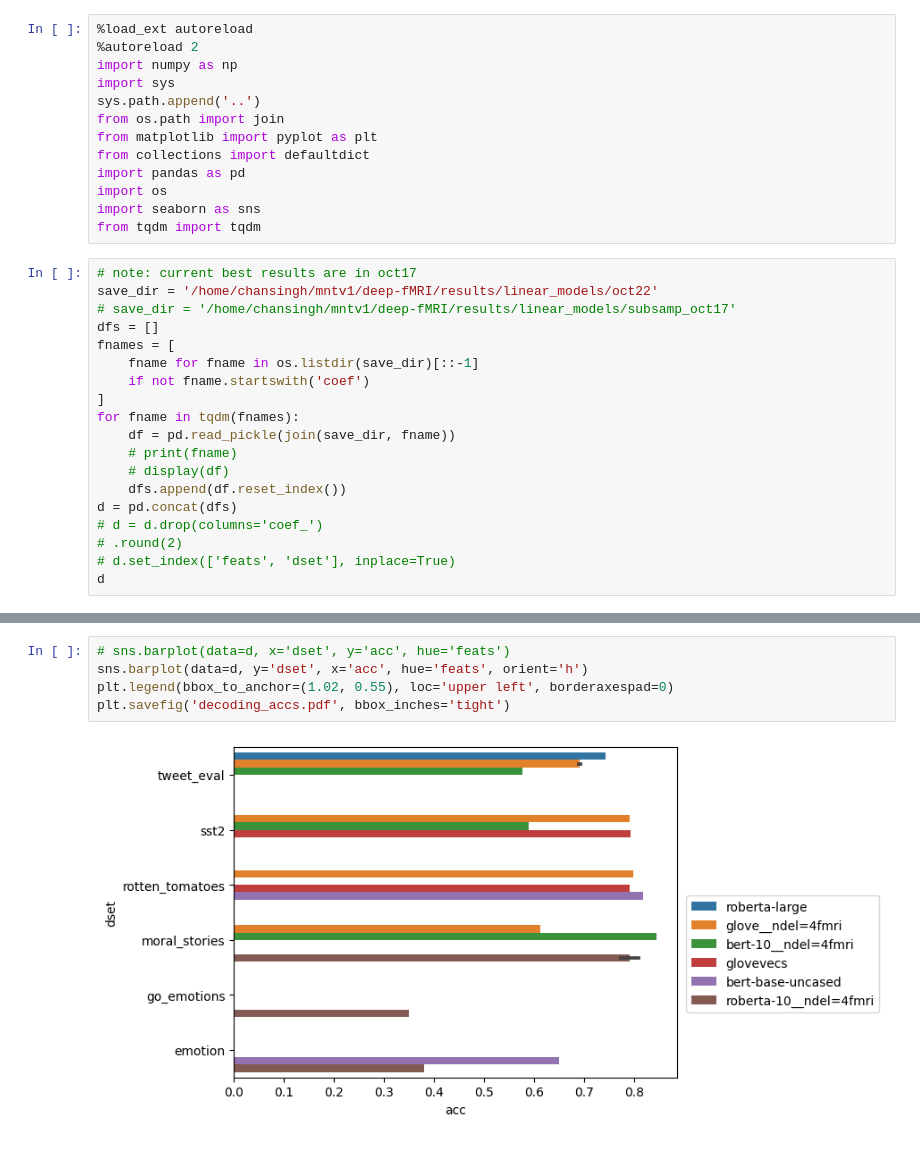
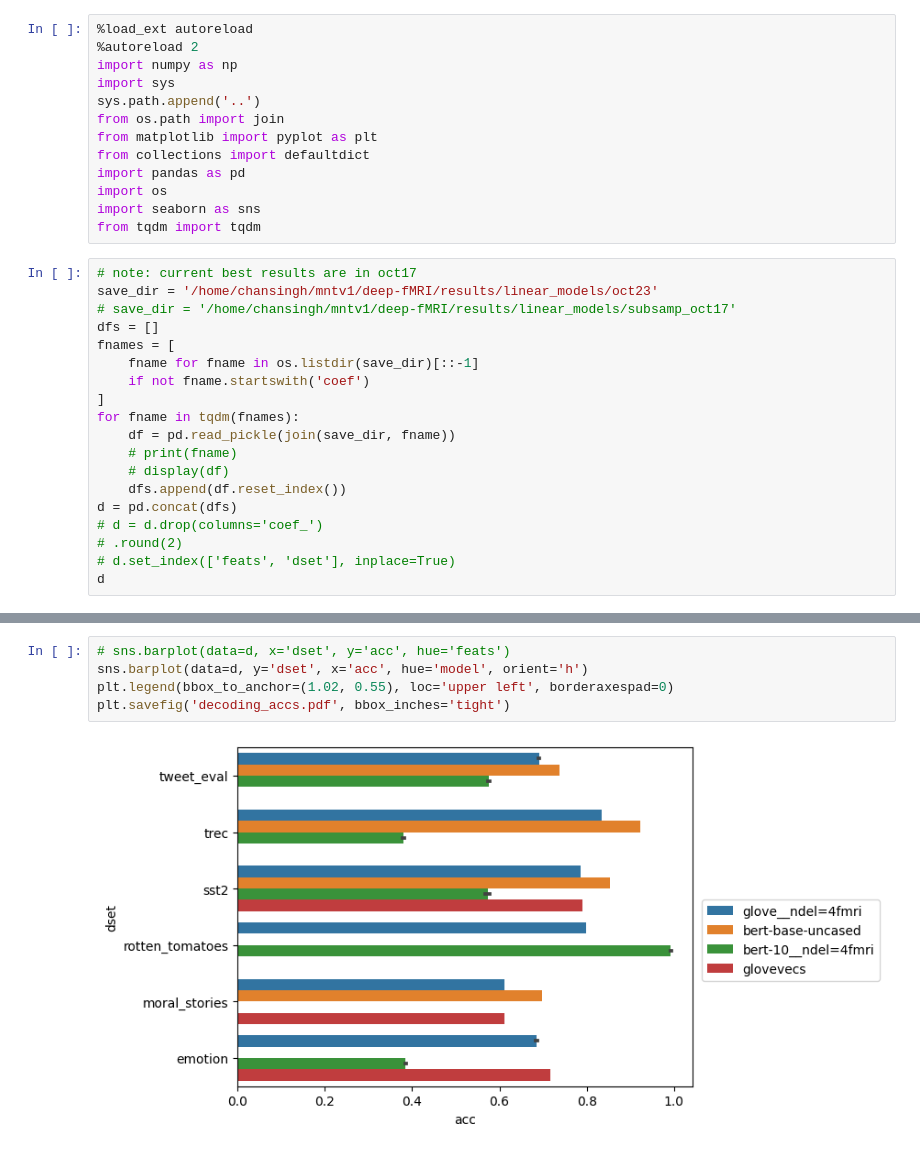
Before and after one commit to csinva/interpretable-embeddings, a Jupyter notebook: notebooks/02_decoding.ipynb, the cells around one changed output, grey strips where cells are left out. Cells and saved outputs as stored; diff of their text form.

Commit message:
save all args

```diff
--- a/notebooks/02_decoding.ipynb
+++ b/notebooks/02_decoding.ipynb
@@ -13,7 +13,7 @@ import seaborn as sns
 from tqdm import tqdm
 # %%
 # note: current best results are in oct17
-save_dir = '/home/chansingh/mntv1/deep-fMRI/results/linear_models/oct22'
+save_dir = '/home/chansingh/mntv1/deep-fMRI/results/linear_models/oct23'
 # save_dir = '/home/chansingh/mntv1/deep-fMRI/results/linear_models/subsamp_oct17'
 dfs = []
 fnames = [
@@ -35,7 +51,7 @@ ValueError: No objects to concatenate
 # %%
 # sns.barplot(data=d, x='dset', y='acc', hue='feats')
-sns.barplot(data=d, y='dset', x='acc', hue='feats', orient='h')
+sns.barplot(data=d, y='dset', x='acc', hue='model', orient='h')
 plt.legend(bbox_to_anchor=(1.02, 0.55), loc='upper left', borderaxespad=0)
 plt.savefig('decoding_accs.pdf', bbox_inches='tight')
 # %% [output]
-[figure, old version]
+[figure, new version]
```
Also changed, not shown: parts of 1 cell of this notebook, 2 other files.
